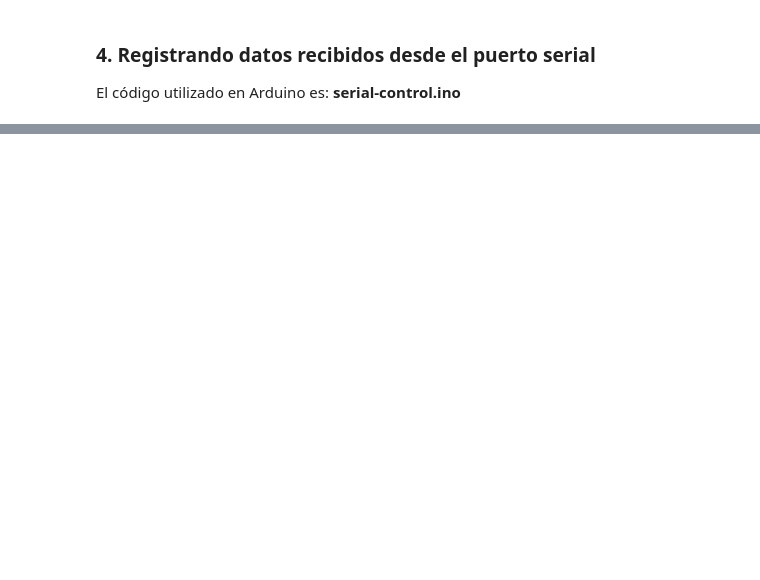
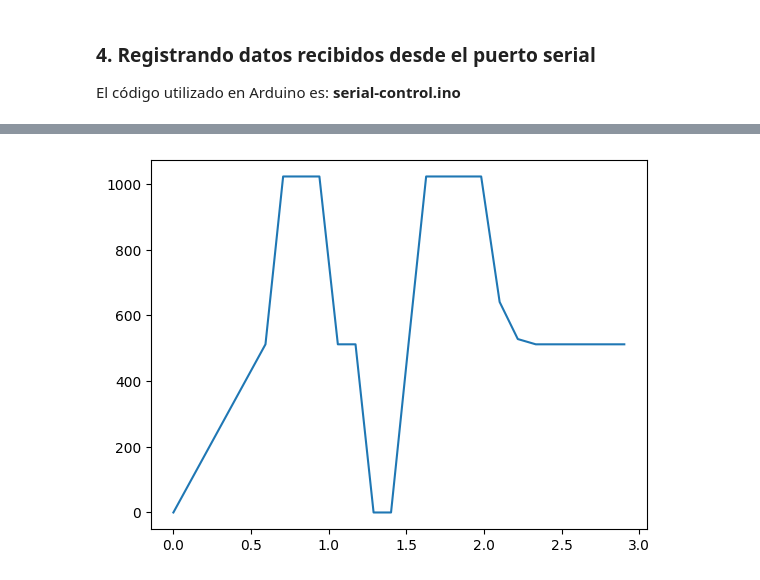
Before and after one commit to nico-marcell/serial-comm, a Jupyter notebook: serial-comm.ipynb, the cells around one changed output, grey strips where cells are left out. Saved outputs shown, nothing was run; the diff lists cells and outputs as text; code cells hidden in the pictures; blank space fills up the shorter version.

```diff
--- a/serial-comm.ipynb
+++ b/serial-comm.ipynb
@@ -197,0 +275,9 @@ plt.show()
+# %%
+x = df['tiempo'].tolist()
+y=df['val_x'].tolist()
+
+ax = plt.figure().add_subplot()
+ax.plot(x,y)
+plt.show()
+# %% [output]
+[figure, added]
```
Also changed, not shown: parts of 13 cells of this notebook, 3 other files.
